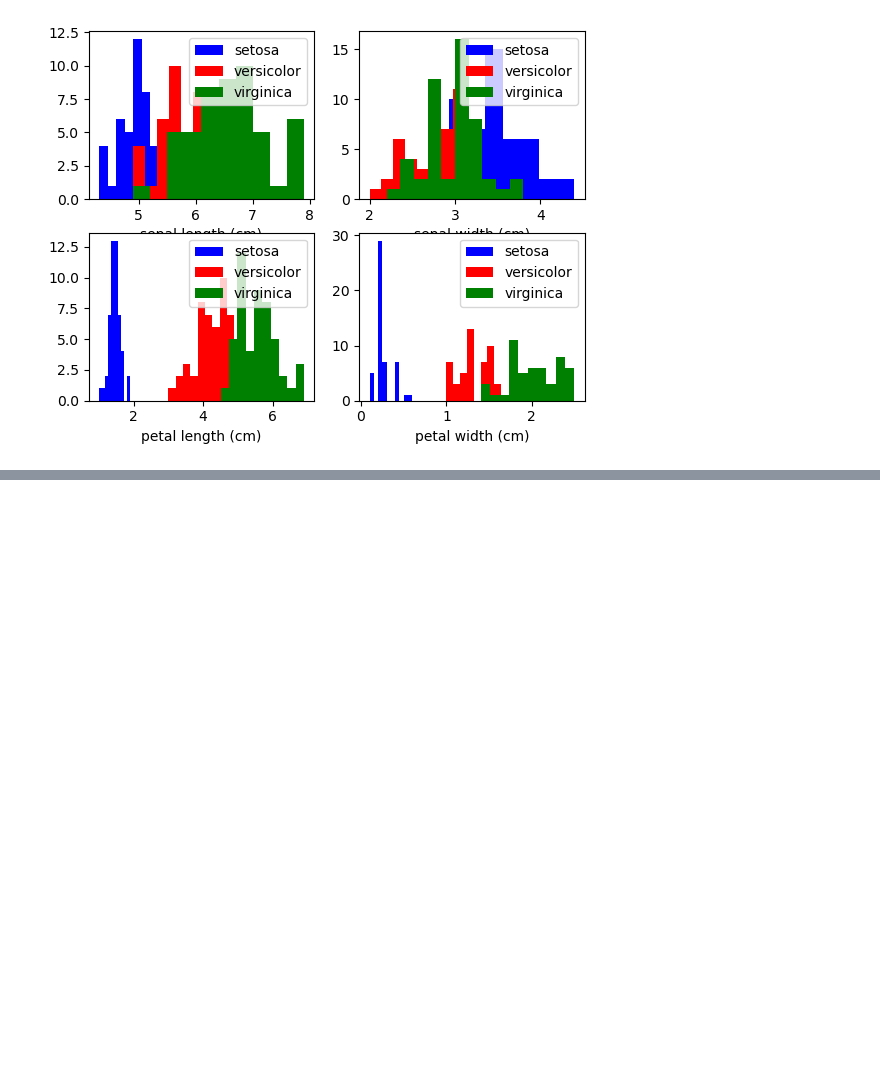
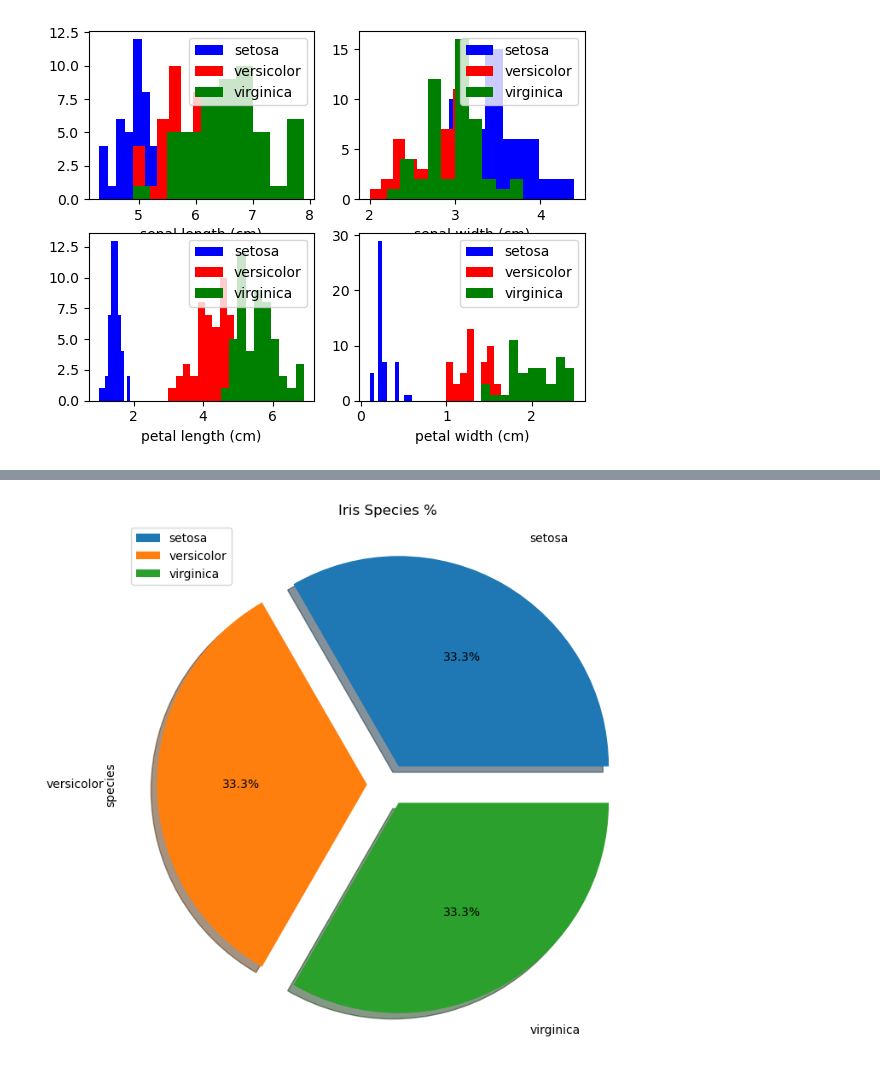
Before and after one commit to mickalleny2k/FUND_DATA, a Jupyter notebook: project.ipynb, the cells around one changed output, grey strips where cells are left out. Cells and saved outputs as stored; diff of their text form; code cells hidden in the pictures; blank space fills up the shorter version.

```diff
--- a/project.ipynb
+++ b/project.ipynb
@@ -650,0 +798,2 @@ plt.close()
+# %%
+iris = pd.read_csv('./data/iris.csv')
@@ -650,0 +812,12 @@ plt.close()
+# %%
+#iris.groupby("species").sum()
+#iris.groupby("species").sum().plot(kind='pie',autopct='%.2f%%',pctdistance=0.8, labeldistance=1.2, legend=False, title='Species')
+#plt.set_ylabel(None)
+#plt.axis('equal')
+#plt.show()
+ax=plt.subplots(1,1,figsize=(10,8))
+iris['species'].value_counts().plot.pie(explode=[0.1,0.1,0.1],autopct='%1.1f%%',shadow=True,figsize=(10,8), legend=True, labeldistance=1.25)
+plt.title("Iris Species %")
+plt.show()
+# %% [output]
+[figure, added]
```
Also changed, not shown: parts of 35 cells of this notebook, 1 other file.
